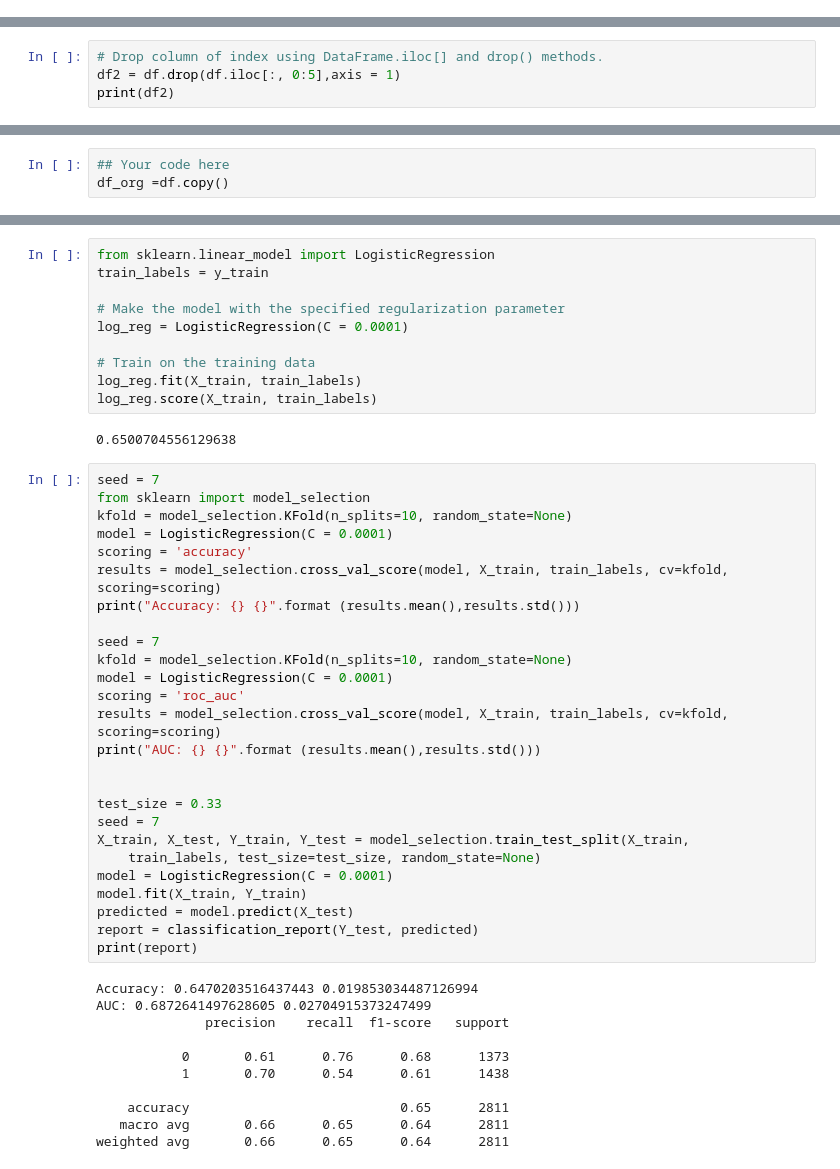
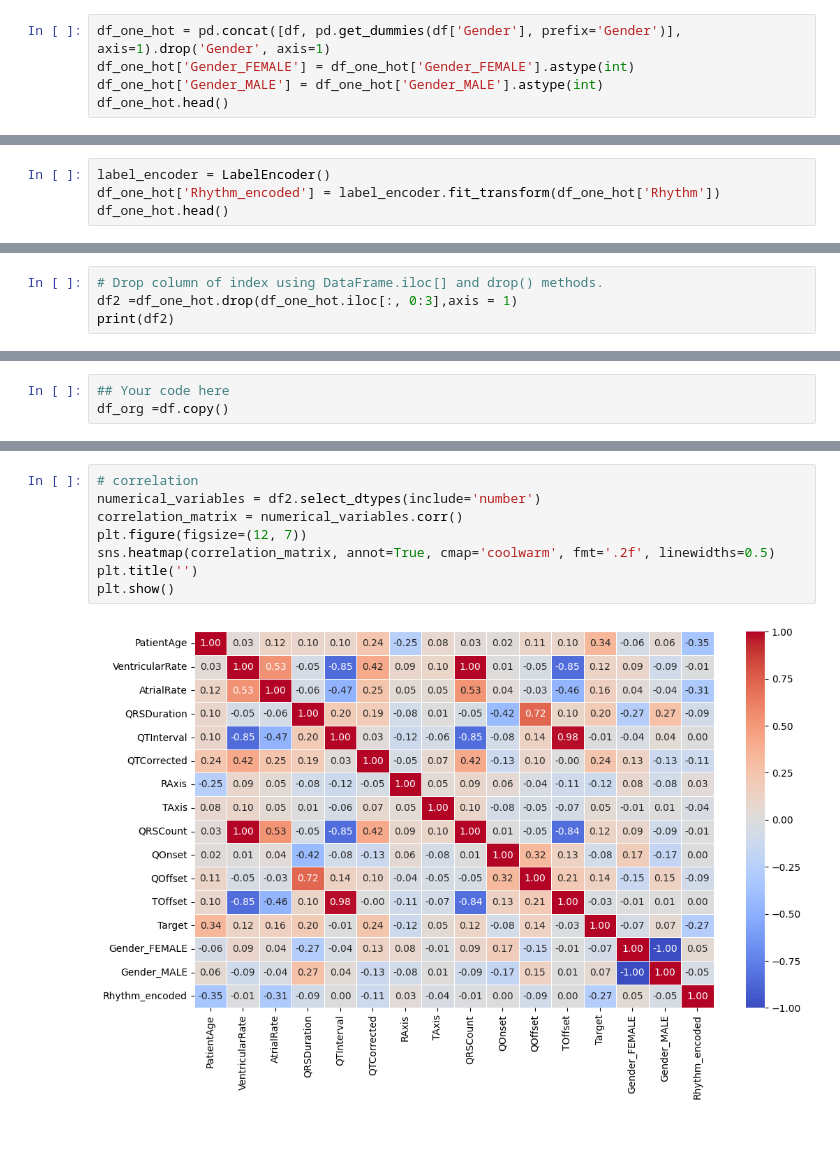
Before and after one commit to rakiiibul/MLECG, a Jupyter notebook: code/main.ipynb, the cells around one changed output, grey strips where cells are left out. Cells and saved outputs as stored; diff of their text form; blank space fills up the shorter version.

```diff
--- a/code/main.ipynb
+++ b/code/main.ipynb
@@ -179,3 +204,8 @@ df
 | 10644 | MUSE_20181222_204312_58000 | SVT | NONE | 76 | MALE | 175 | 178 | 128 | 310 | ... |
 | 10645 | MUSE_20181222_204314_78000 | SVT | NONE | 75 | MALE | 117 | 104 | 140 | 312 | ... |
 10646 rows × 17 columns
+# %%
+df_one_hot = pd.concat([df, pd.get_dummies(df['Gender'], prefix='Gender')], axis=1).drop('Gender', axis=1)
+df_one_hot['Gender_FEMALE'] = df_one_hot['Gender_FEMALE'].astype(int)
+df_one_hot['Gender_MALE'] = df_one_hot['Gender_MALE'].astype(int)
+df_one_hot.head()
@@ -181,0 +219,4 @@ df
+# %%
+label_encoder = LabelEncoder()
+df_one_hot['Rhythm_encoded'] = label_encoder.fit_transform(df_one_hot['Rhythm'])
+df_one_hot.head()
@@ -182,5 +230,5 @@ df
 # %%
 # Drop column of index using DataFrame.iloc[] and drop() methods.
-df2 = df.drop(df.iloc[:, 0:5],axis = 1)
+df2 =df_one_hot.drop(df_one_hot.iloc[:, 0:3],axis = 1)
 print(df2)
 # %% [output]
@@ -274,49 +264,10 @@ Epoch 5/5
-# %%
-from sklearn.linear_model import LogisticRegression
-train_labels = y_train
-
-# Make the model with the specified regularization parameter
-log_reg = LogisticRegression(C = 0.0001)
-
-# Train on the training data
-log_reg.fit(X_train, train_labels)
-log_reg.score(X_train, train_labels)
-# %% [output]
-0.6500704556129638
-# %%
-seed = 7
-from sklearn import model_selection
-kfold = model_selection.KFold(n_splits=10, random_state=None)
-model = LogisticRegression(C = 0.0001)
-scoring = 'accuracy'
-results = model_selection.cross_val_score(model, X_train, train_labels, cv=kfold, scoring=scoring)
-print("Accuracy: {} {}".format (results.mean(),results.std()))
-
-seed = 7
-kfold = model_selection.KFold(n_splits=10, random_state=None)
-model = LogisticRegression(C = 0.0001)
-scoring = 'roc_auc'
-results = model_selection.cross_val_score(model, X_train, train_labels, cv=kfold, scoring=scoring)
-print("AUC: {} {}".format (results.mean(),results.std()))
-
-
-test_size = 0.33
-seed = 7
-X_train, X_test, Y_train, Y_test = model_selection.train_test_split(X_train,
-    train_labels, test_size=test_size, random_state=None)
-model = LogisticRegression(C = 0.0001)
-model.fit(X_train, Y_train)
-predicted = model.predict(X_test)
-report = classification_report(Y_test, predicted)
-print(report)
-# %% [output]
-Accuracy: 0.6470203516437443 0.019853034487126994
-AUC: 0.6872641497628605 0.02704915373247499
-              precision    recall  f1-score   support
-
-           0       0.61      0.76      0.68      1373
-           1       0.70      0.54      0.61      1438
-
-    accuracy                           0.65      2811
-   macro avg       0.66      0.65      0.64      2811
-weighted avg       0.66      0.65      0.64      2811
+# %%
+# correlation
+numerical_variables = df2.select_dtypes(include='number')
+correlation_matrix = numerical_variables.corr()
+plt.figure(figsize=(12, 7))
+sns.heatmap(correlation_matrix, annot=True, cmap='coolwarm', fmt='.2f', linewidths=0.5)
+plt.title('')
+plt.show()
+# %% [output]
+[figure, added]
```
Also changed, not shown: parts of 25 cells of this notebook.
